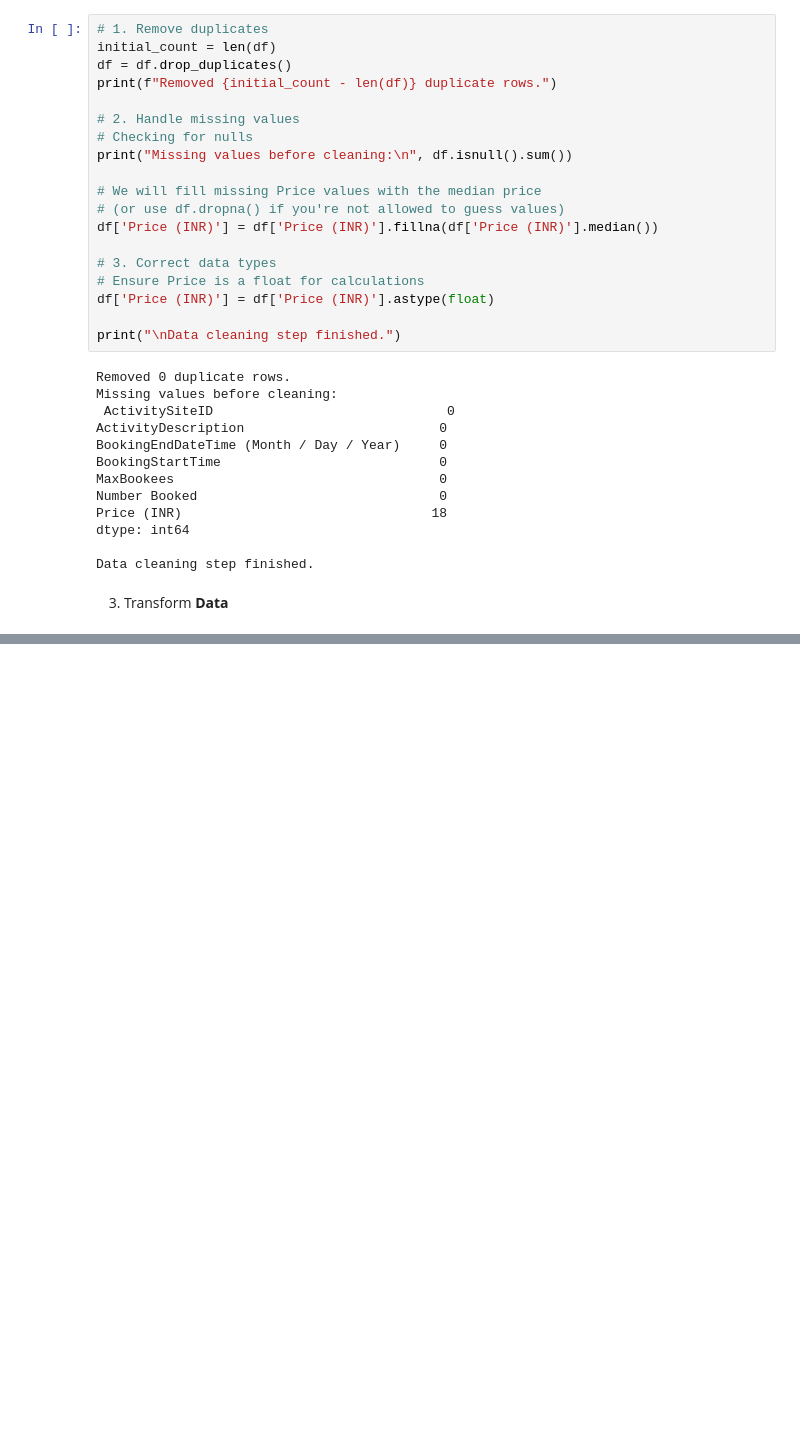
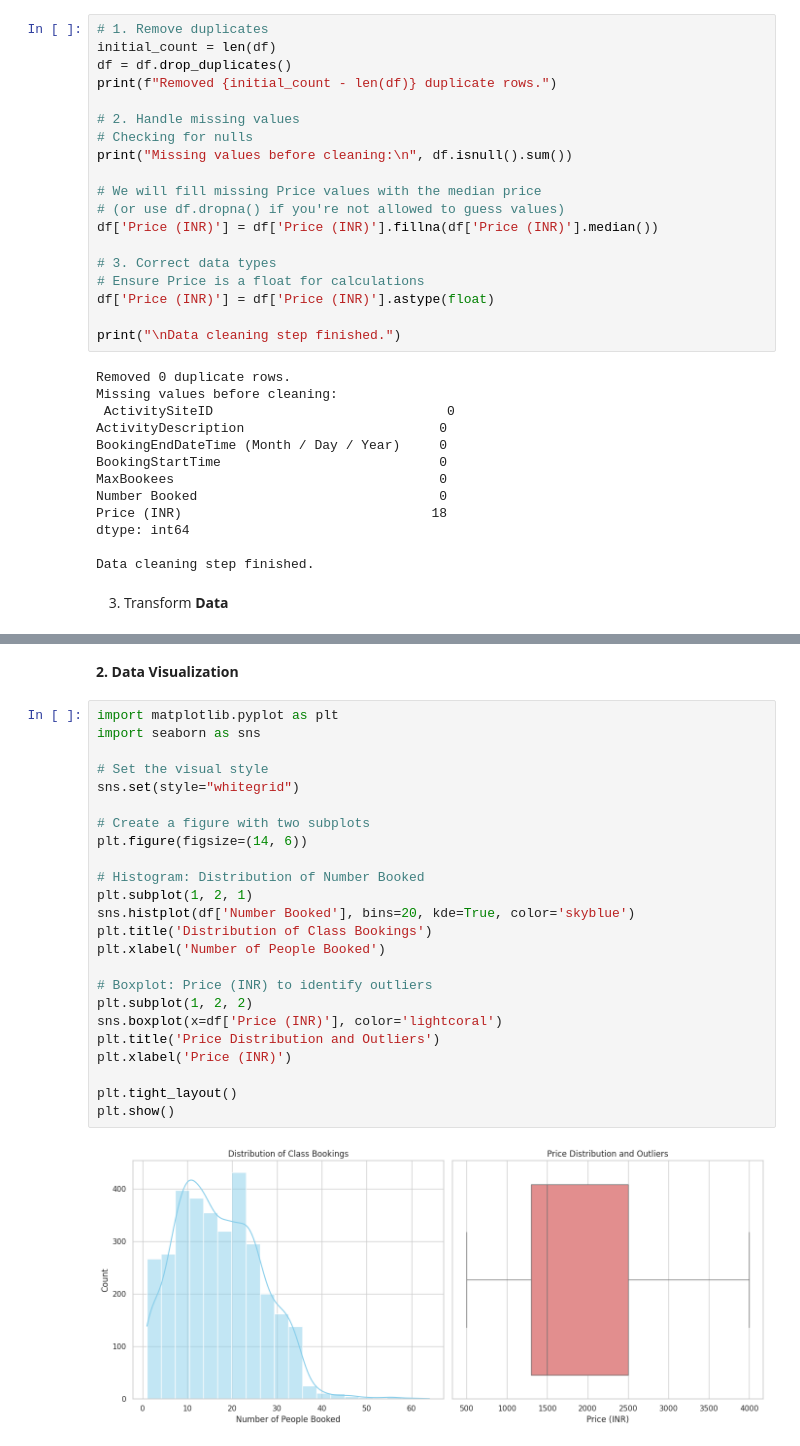
Before and after one commit to Tejaswini-AnalyticsExpert/Data-Cleaning-Preprocessing, a Jupyter notebook: Welcome_to_Colab.ipynb, the cells around one changed output, grey strips where cells are left out. Saved outputs shown, nothing was run; the diff lists cells and outputs as text; blank space fills up the shorter version.

```diff
--- a/Welcome_to_Colab.ipynb
+++ b/Welcome_to_Colab.ipynb
@@ -91,0 +110,28 @@ Data transformation complete!
+# %% [markdown]
+**2. Data Visualization**
+# %%
+import matplotlib.pyplot as plt
+import seaborn as sns
+
+# Set the visual style
+sns.set(style="whitegrid")
+
+# Create a figure with two subplots
+plt.figure(figsize=(14, 6))
+
+# Histogram: Distribution of Number Booked
+plt.subplot(1, 2, 1)
+sns.histplot(df['Number Booked'], bins=20, kde=True, color='skyblue')
+plt.title('Distribution of Class Bookings')
+plt.xlabel('Number of People Booked')
+
+# Boxplot: Price (INR) to identify outliers
+plt.subplot(1, 2, 2)
+sns.boxplot(x=df['Price (INR)'], color='lightcoral')
+plt.title('Price Distribution and Outliers')
+plt.xlabel('Price (INR)')
+
+plt.tight_layout()
+plt.show()
+# %% [output]
+[figure, added]
```
Also changed, not shown: parts of 5 cells of this notebook.
